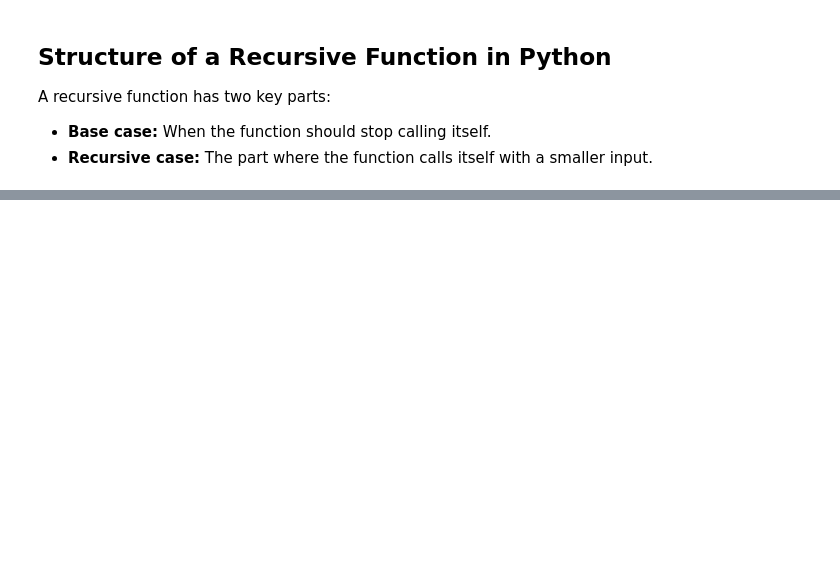
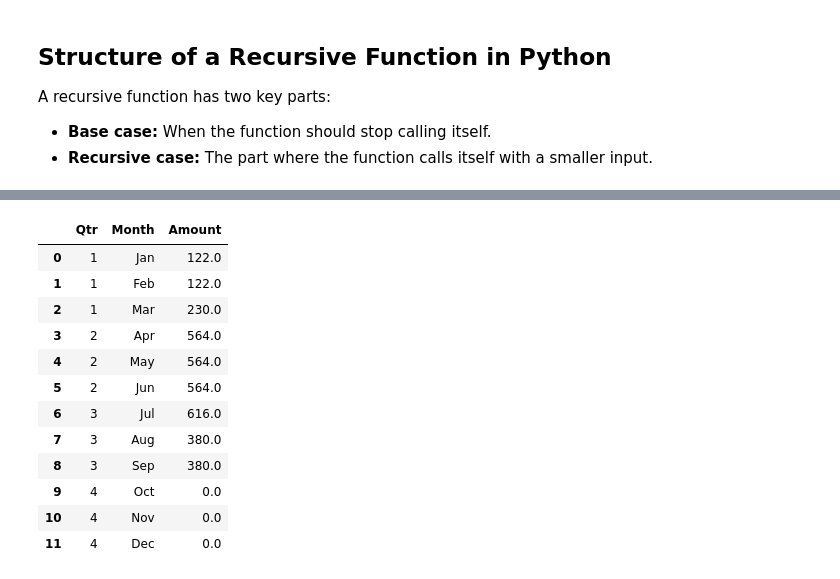
Before and after one commit to AnshuBantra/Python, a Jupyter notebook: Python_DSA/10 Recursion/10.1_Recursion.ipynb, the cells around one changed output, grey strips where cells are left out. Cells and saved outputs as stored; diff of their text form; code cells hidden in the pictures; blank space fills up the shorter version.

```diff
--- a/Python_DSA/10 Recursion/10.1_Recursion.ipynb
+++ b/Python_DSA/10 Recursion/10.1_Recursion.ipynb
@@ -131,0 +175,37 @@ df_pvt
+# %%
+import calendar
+
+# Original input
+input_data = {
+    "Month": ["Jan", "Mar", "May", "Jul", "Aug"],
+    "Amount": [122, 230, 564, 616, 380]
+}
+input_df = pd.DataFrame(input_data)
+
+months_order = list(calendar.month_abbr)[1:]
+qtrs = [(_-1) //3 +1 for _ in range(1,13)]
+month_to_quarter = {months_order[idx]: qtr for idx, qtr in enumerate(qtrs)}
+
+# Step 1: Create base dataframe with all months
+full_df = pd.DataFrame({"Qtr": qtrs, "Month": months_order})
+full_df = full_df.merge(input_df, on="Month", how="left")
+
+for qtr in set(qtrs):
+    mask = full_df['Qtr'] == qtr
+    full_df.loc[mask, :] = full_df.loc[mask, :].ffill().bfill().fillna(0)
+
+full_df
+# %% [output]
+|  | Qtr | Month | Amount |
+| 0 | 1 | Jan | 122.0 |
+| 1 | 1 | Feb | 122.0 |
+| 2 | 1 | Mar | 230.0 |
+| 3 | 2 | Apr | 564.0 |
+| 4 | 2 | May | 564.0 |
+| 5 | 2 | Jun | 564.0 |
+| 6 | 3 | Jul | 616.0 |
+| 7 | 3 | Aug | 380.0 |
+| 8 | 3 | Sep | 380.0 |
+| 9 | 4 | Oct | 0.0 |
+| 10 | 4 | Nov | 0.0 |
+| 11 | 4 | Dec | 0.0 |
```
Also changed, not shown: parts of 16 cells of this notebook, 1 other file.
